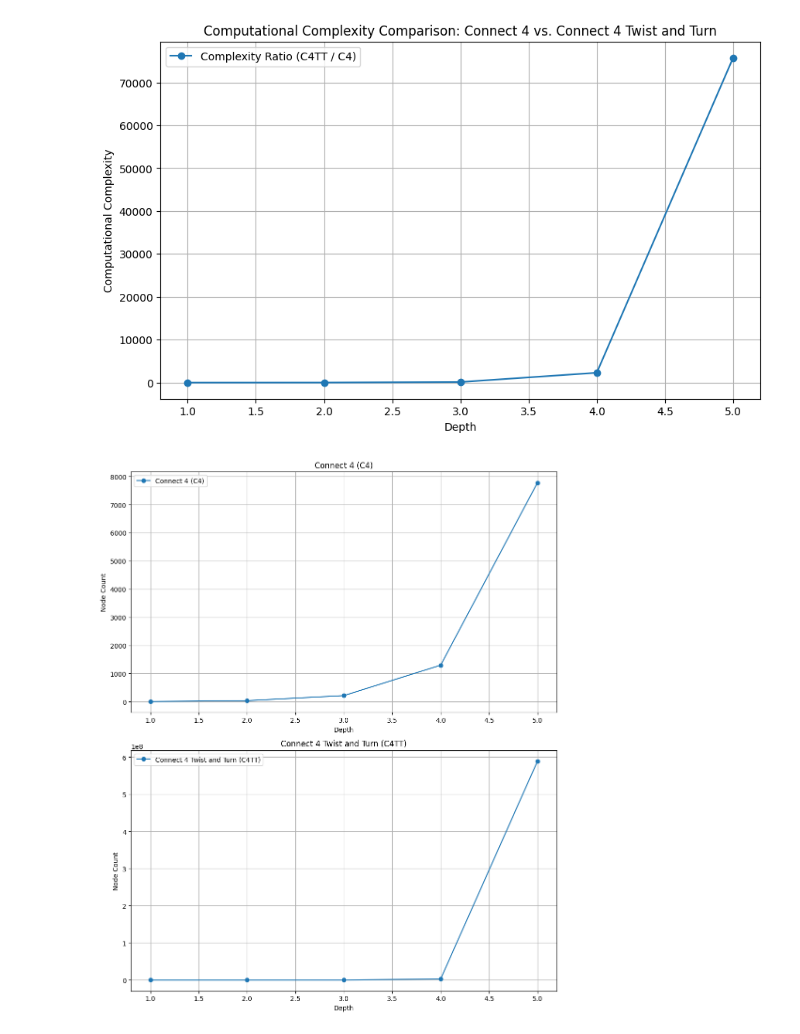
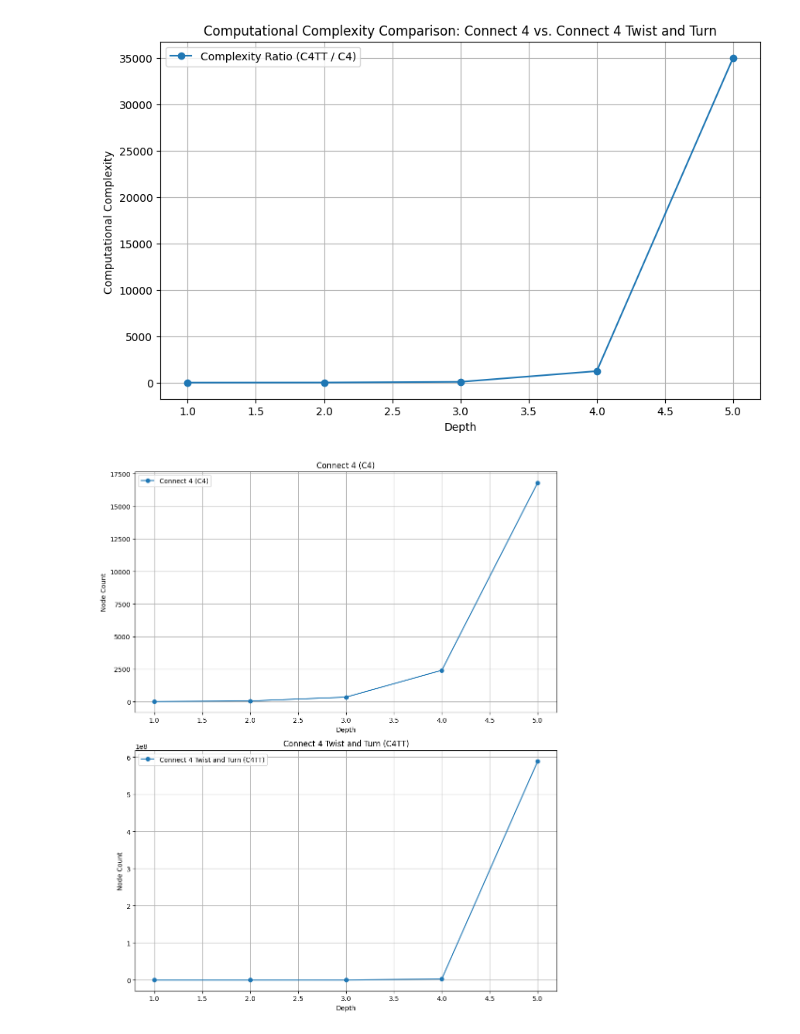
Before and after one commit to J-Krajewski/connect-four-twist, a Jupyter notebook: complexity_calculations.ipynb, the cells around one changed output. Cells and saved outputs as stored; diff of their text form; code cells hidden in the pictures.

```diff
--- a/complexity_calculations.ipynb
+++ b/complexity_calculations.ipynb
@@ -1,45 +1,34 @@
 # %%
 import matplotlib.pyplot as plt
 
 # Depth
 depth = [1, 2, 3, 4, 5]
 
 # Computational Complexity for Connect 4 (C4)
-
-
-
-
-c4_complexity = [6, 36, 216, 1296, 7776]
+c4_complexity = [7, 49, 343, 2402, 16807]
 
 # Computational Complexity for Connect 4 Twist and Turn (C4TT)
 c4tt_complexity = [18, 540, 29160, 2974320, 588915360]
 
 # Complexity Ratio (C4TT / C4)
 complexity_ratio = [c4tt / c4 for c4tt, c4 in zip(c4tt_complexity, c4_complexity)]
 
 # Plot
 plt.figure(figsize=(10, 6))
 
 
 plt.plot(depth, complexity_ratio, marker='o', label='Complexity Ratio (C4TT / C4)')
 
 plt.xlabel('Depth')
 plt.ylabel('Computational Complexity ')
 plt.title('Computational Complexity Comparison: Connect 4 vs. Connect 4 Twist and Turn')
 plt.legend()
 plt.grid(True)
 plt.show()
 # %% [output]
-[figure, old version]
+[figure, new version]
 # %%
-# Depth
-depth = [1, 2, 3, 4, 5]
 
-# Computational Complexity for Connect 4 (C4)
-c4_complexity = [6, 36, 216, 1296, 7776]
-
-# Computational Complexity for Connect 4 Twist and Turn (C4TT)
-c4tt_complexity = [18, 540, 29160, 2974320, 588915360]
 
 # Complexity Ratio (C4TT / C4)
 complexity_ratio = [c4tt / c4 for c4tt, c4 in zip(c4tt_complexity, c4_complexity)]
@@ -66,4 +55,4 @@ axs[1].grid(True)
 plt.tight_layout()
 plt.show()
 # %% [output]
-[figure, old version]
+[figure, new version]
```
Also changed, not shown: 7 other files.
